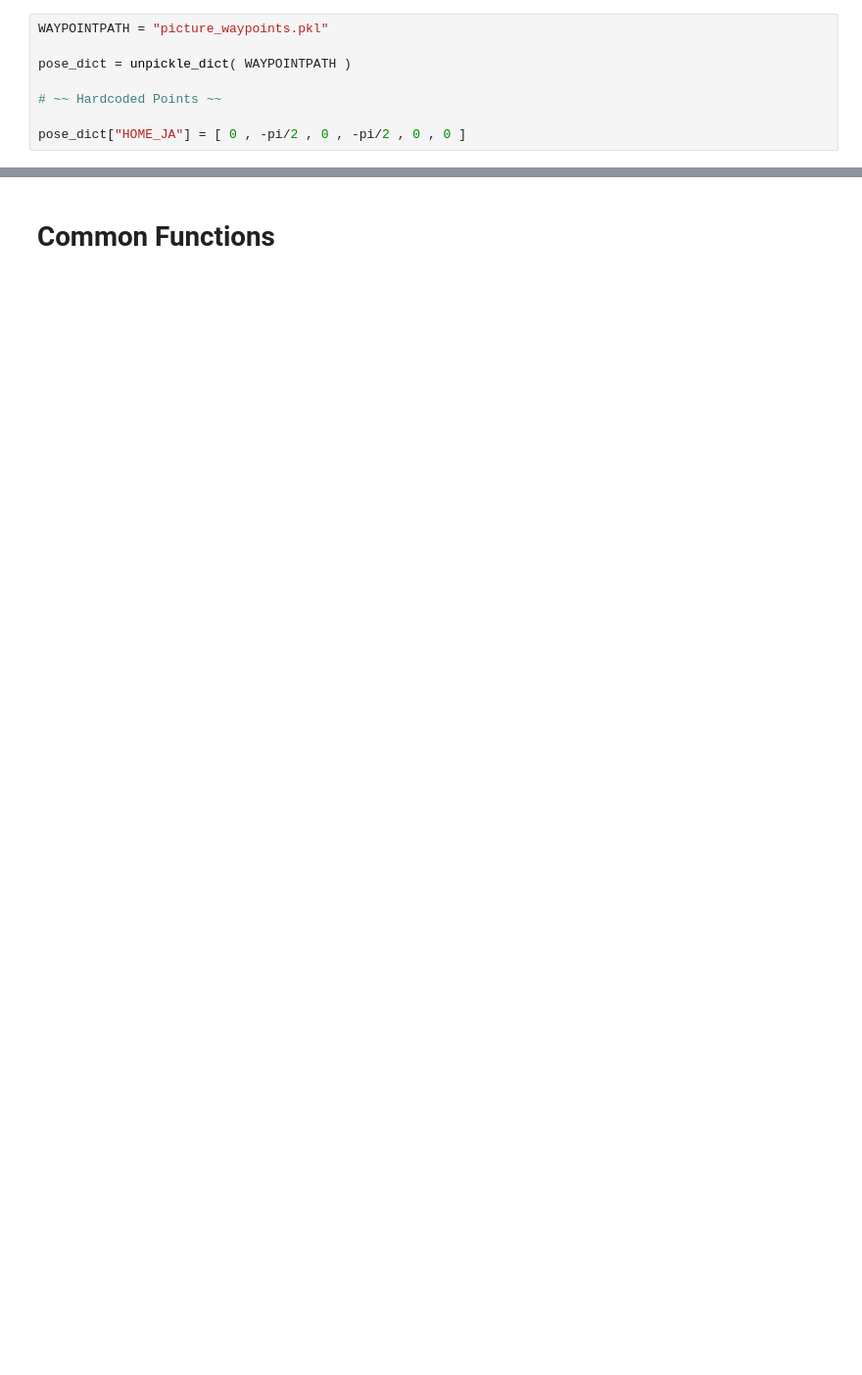
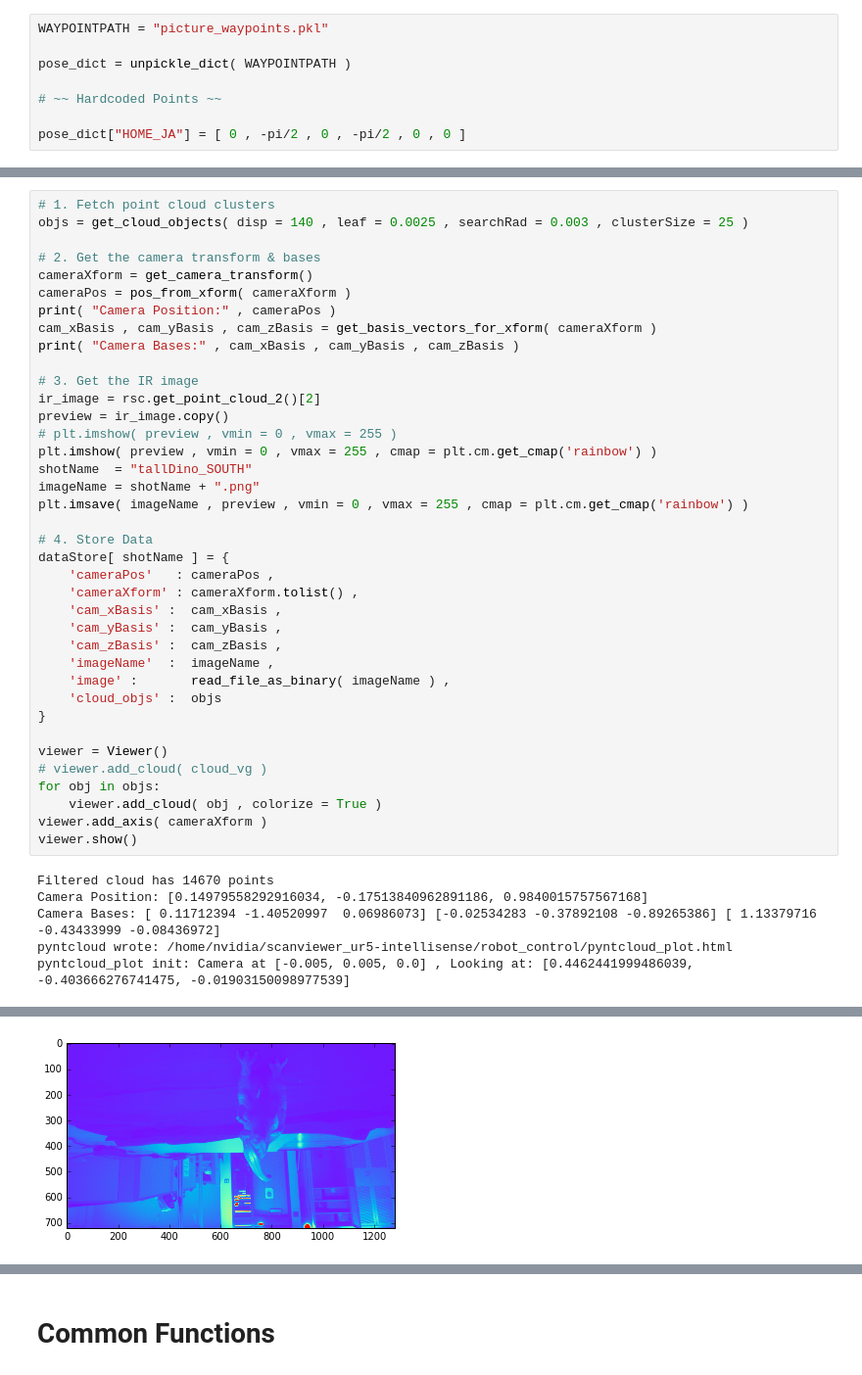
Before and after one commit to jwatson-CO-edu/scanviewer_ur5-intellisense, a Jupyter notebook: robot_control/robotPictureTest.ipynb, the cells around one changed output, grey strips where cells are left out. Shown at 98% size. Saved outputs shown, nothing was run; the diff lists cells and outputs as text; blank space fills up the shorter version.

```diff
--- a/robot_control/robotPictureTest.ipynb
+++ b/robot_control/robotPictureTest.ipynb
@@ -94,0 +203,44 @@ pose_dict["HOME_JA"] = [ 0 , -pi/2 , 0 , -pi/2 , 0 , 0 ]
+# %%
+# 1. Fetch point cloud clusters
+objs = get_cloud_objects( disp = 140 , leaf = 0.0025 , searchRad = 0.003 , clusterSize = 25 )
+
+# 2. Get the camera transform & bases
+cameraXform = get_camera_transform()
+cameraPos = pos_from_xform( cameraXform )
+print( "Camera Position:" , cameraPos )
+cam_xBasis , cam_yBasis , cam_zBasis = get_basis_vectors_for_xform( cameraXform )
+print( "Camera Bases:" , cam_xBasis , cam_yBasis , cam_zBasis )
+
+# 3. Get the IR image
+ir_image = rsc.get_point_cloud_2()[2]
+preview = ir_image.copy()
+# plt.imshow( preview , vmin = 0 , vmax = 255 )
+plt.imshow( preview , vmin = 0 , vmax = 255 , cmap = plt.cm.get_cmap('rainbow') )
+shotName  = "tallDino_SOUTH"
+imageName = shotName + ".png"
+plt.imsave( imageName , preview , vmin = 0 , vmax = 255 , cmap = plt.cm.get_cmap('rainbow') )
+
+# 4. Store Data
+dataStore[ shotName ] = {
+    'cameraPos'   : cameraPos ,
+    'cameraXform' : cameraXform.tolist() ,
+    'cam_xBasis' :  cam_xBasis ,
+    'cam_yBasis' :  cam_yBasis ,
+    'cam_zBasis' :  cam_zBasis ,
+    'imageName'  :  imageName ,
+    'image' :       read_file_as_binary( imageName ) ,
+    'cloud_objs' :  objs
+}
+
+viewer = Viewer()
+# viewer.add_cloud( cloud_vg )
+for obj in objs:
+    viewer.add_cloud( obj , colorize = True )
+viewer.add_axis( cameraXform )
+viewer.show()
+# %% [output]
+Filtered cloud has 14670 points
+Camera Position: [0.14979558292916034, -0.17513840962891186, 0.9840015757567168]
+Camera Bases: [ 0.11712394 -1.40520997  0.06986073] [-0.02534283 -0.37892108 -0.89265386] [ 1.13379716 -0.43433999 -0.08436972]
+pyntcloud wrote: /home/nvidia/scanviewer_ur5-intellisense/robot_control/pyntcloud_plot.html
+pyntcloud_plot init: Camera at [-0.005, 0.005, 0.0] , Looking at: [0.4462441999486039, -0.403666276741475, -0.01903150098977539]
@@ -94,0 +248 @@ pose_dict["HOME_JA"] = [ 0 , -pi/2 , 0 , -pi/2 , 0 , 0 ]
+[figure, added]
```
Also changed, not shown: parts of 39 cells of this notebook, 2 other files.
